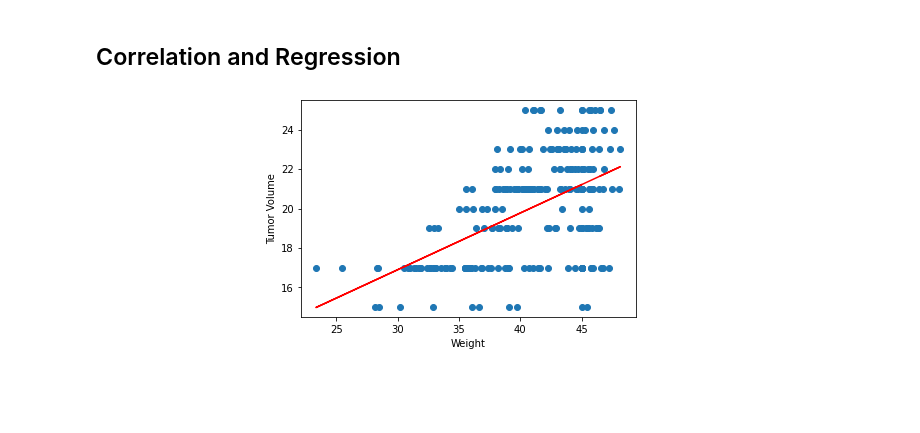
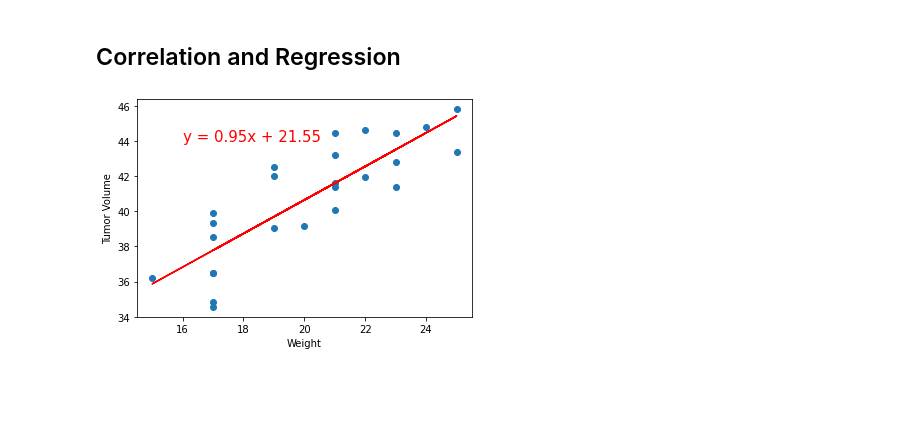
Before and after one commit to AmyP93/Matplotlib---Power-of-Plots, a Jupyter notebook: pymaceuticals_starter.ipynb, the cells around one changed output. Cells and saved outputs as stored; diff of their text form; code cells hidden in the pictures; blank space fills up the shorter version.

```diff
--- a/pymaceuticals_starter.ipynb
+++ b/pymaceuticals_starter.ipynb
@@ -406,20 +420,19 @@ capomulin_df
 # %%
 # Generate a scatter plot of average tumor volume vs. mouse weight for the Capomulin regimen
 
-    #capomulin_df
+capomulin_df
+
+capomulin_avg = capomulin_df.groupby(["Mouse ID"]).mean()
+
+capomulin_avg
+
+x_values = capomulin_avg["Weight (g)"]
+
+y_values = capomulin_avg["Tumor Volume (mm3)"]
 
 
-    ## BETHANY - these are supposed to be "average"tumor volume
-
-
-
-plt.scatter(capomulin_df.iloc[:,6], capomulin_df.iloc[:,4])
-plt.xlabel("Tumor Volume")
-plt.ylabel("Weight")
-
-
+plt.scatter(x_values,y_values)
+plt.xlabel("Weight")
+plt.ylabel("Tumor Volume")
 plt.show()
-
-
-# plt.scatter(capomulin_df.iloc[:,6].mean(axis=0), capomulin_df.iloc[:,4].mean(axis=0))  NOPE
 # %% [output]
@@ -440,24 +442,19 @@ plt.show()
 # %%
 # Calculate the correlation coefficient and linear regression model
 # for mouse weight and average tumor volume for the Capomulin regime
 
-x_values = capomulin_df['Tumor Volume (mm3)']
-y_values = capomulin_df['Weight (g)']
+x_values = capomulin_avg['Weight (g)']
+y_values = capomulin_avg['Tumor Volume (mm3)']
+
 (slope, intercept, rvalue, pvalue, stderr) = linregress(x_values, y_values)
 regress_values = x_values * slope + intercept
 line_eq = "y = " + str(round(slope,2)) + "x + " + str(round(intercept,2))
 
-#correlation = st.pearsonr(x,y)
-
 plt.scatter(x_values,y_values)
 plt.plot(x_values,regress_values,"r-")
-plt.annotate(line_eq,(6,10),fontsize=15,color="red")
+plt.annotate(line_eq,(16,44),fontsize=15,color="red")
 plt.xlabel('Weight')
 plt.ylabel('Tumor Volume')
 plt.show()
-
-## BETHANY - where is the annotation?  And I thought the pearson would print
-
-#print(f"The correlation between both factors is {round(correlation[0],2)}")
 # %% [output]
-[figure, old version]
+[figure, new version]
```
Also changed, not shown: parts of 24 cells of this notebook, 6 other files.
